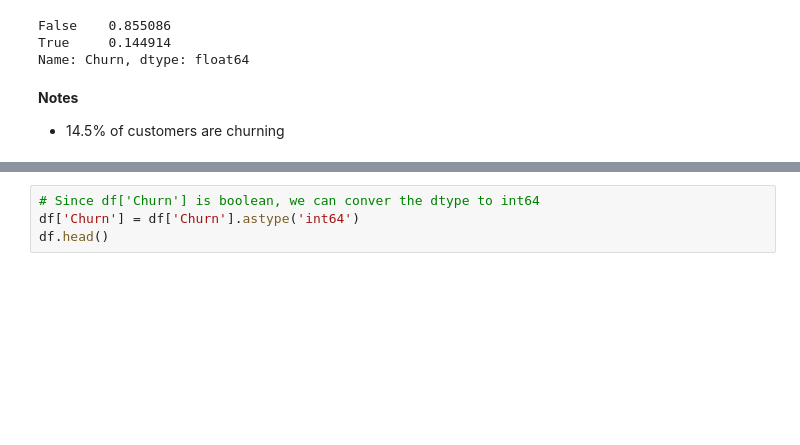
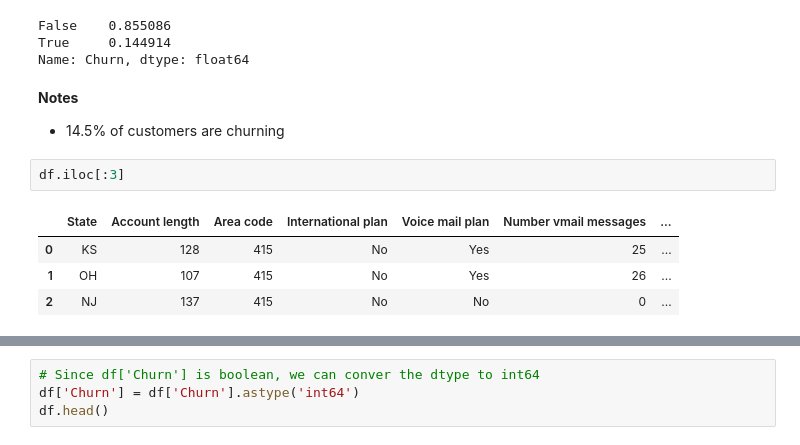
Before and after one commit to vijaypatha/mlcourse, a Jupyter notebook: Repeat 2 - Churn Data Exploration.ipynb, the cells around one changed output, grey strips where cells are left out. Cells and saved outputs as stored; diff of their text form; blank space fills up the shorter version.

```diff
--- a/Repeat 2 - Churn Data Exploration.ipynb
+++ b/Repeat 2 - Churn Data Exploration.ipynb
@@ -101,3 +107,10 @@ Name: Churn, dtype: float64
 # %% [markdown]
 **Notes**
 - 14.5% of customers are churning
+# %%
+df.iloc[:3]
+# %% [output]
+|  | State | Account length | Area code | International plan | Voice mail plan | Number vmail messages | ... |
+| 0 | KS | 128 | 415 | No | Yes | 25 | ... |
+| 1 | OH | 107 | 415 | No | Yes | 26 | ... |
+| 2 | NJ | 137 | 415 | No | No | 0 | ... |
```
Also changed, not shown: parts of 4 cells of this notebook.
